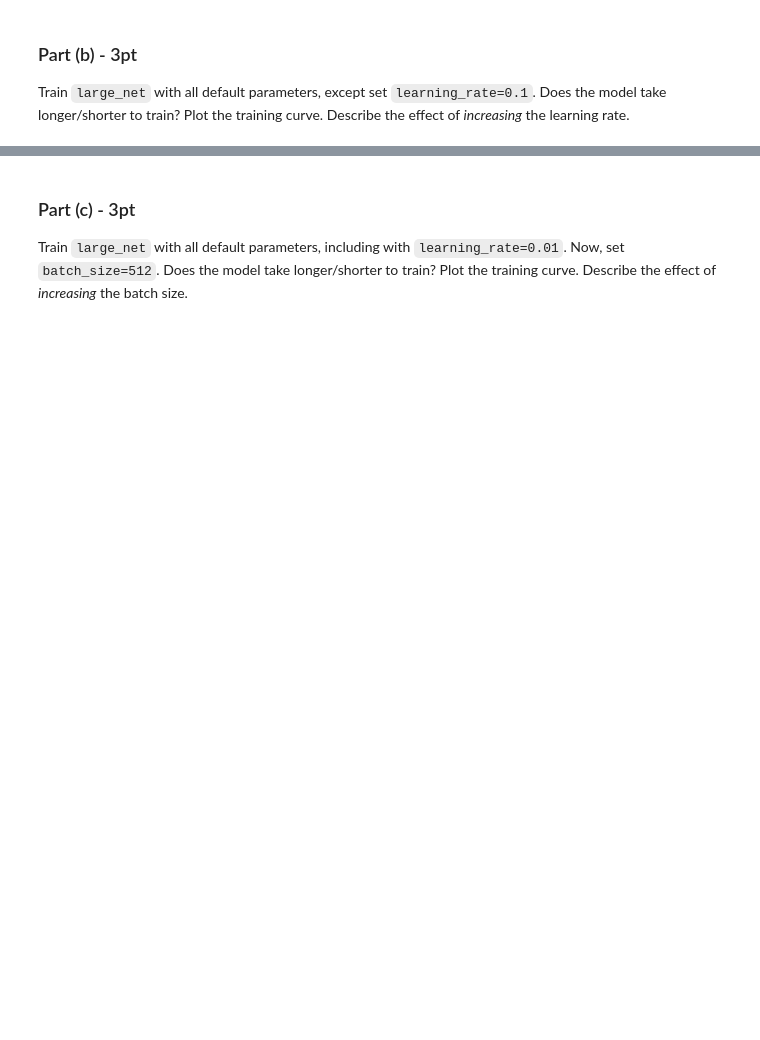
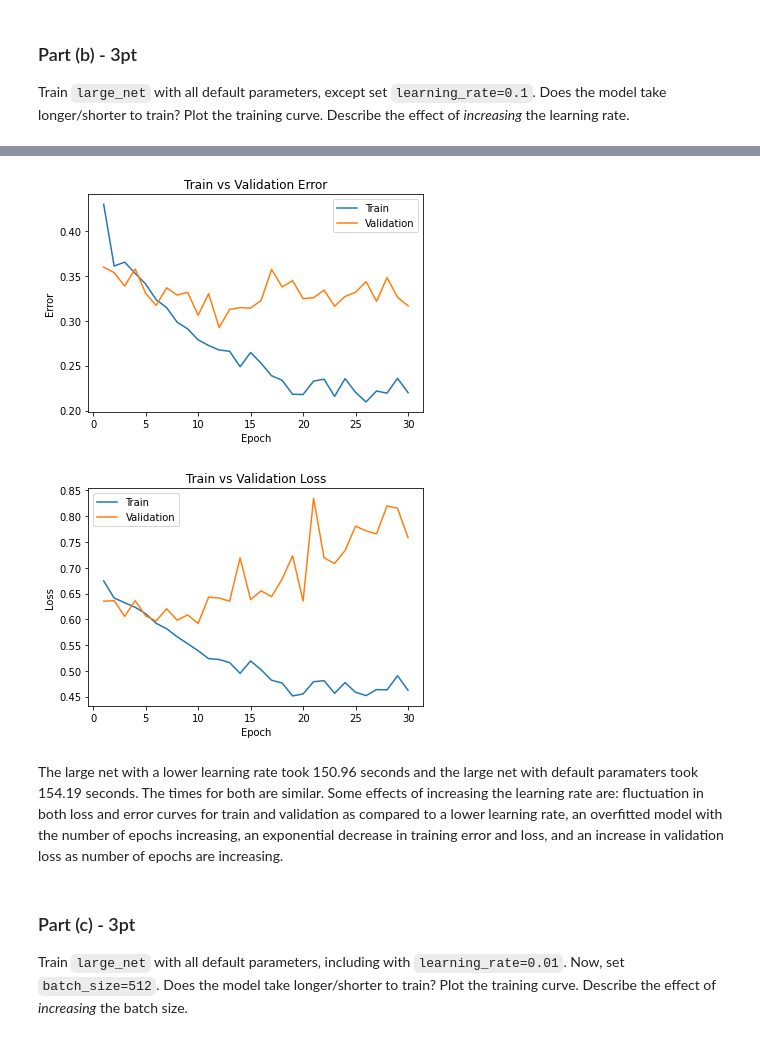
Before and after one commit to shadman-kaif/Applied-Fundamentals-of-Deep-Learning, a Jupyter notebook: Lab2 Cats vs Dogs.ipynb, the cells around one changed output, grey strips where cells are left out. Drawn from its saved outputs; the diff is of its cells as text; code cells hidden in the pictures; blank space fills up the shorter version.

```diff
--- a/Lab2 Cats vs Dogs.ipynb
+++ b/Lab2 Cats vs Dogs.ipynb
@@ -489,3 +678,9 @@ large_net = LargeNet()
 Train `large_net` with all default parameters, except set `learning_rate=0.1`.
 Does the model take longer/shorter to train?
 Plot the training curve. Describe the effect of *increasing* the learning rate.
+# %%
+large_net = LargeNet()
+train_net(large_net, learning_rate=0.1)
+model_path_large = get_model_name("large", batch_size=64, learning_rate=0.1, epoch=29)
+plot_training_curve(model_path_large)
+# %% [output]
@@ -492,3 +704,7 @@ Plot the training curve. Describe the effect of *increasing* the learning rate.
+[figure, added]
+[figure, added]
+# %% [markdown]
+The large net with a lower learning rate took 150.96 seconds and the large net with default paramaters took 154.19 seconds. The times for both are similar. Some effects of increasing the learning rate are: fluctuation in both loss and error curves for train and validation as compared to a lower learning rate, an overfitted model with the number of epochs increasing, an exponential decrease in training error and loss, and an increase in validation loss as number of epochs are increasing.
 # %% [markdown]
 ### Part (c) - 3pt
 
```
Also changed, not shown: parts of 35 cells of this notebook, 1 other file.
